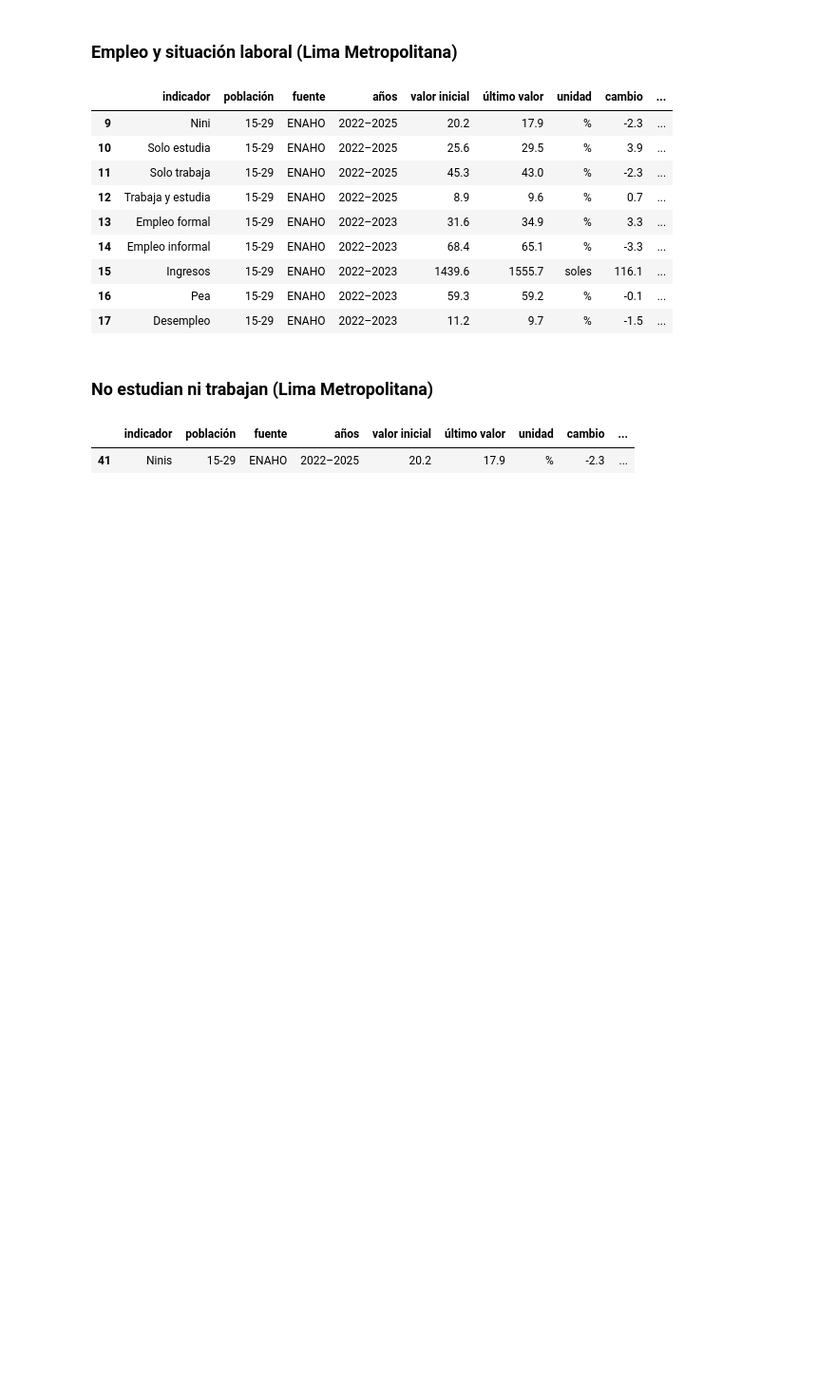
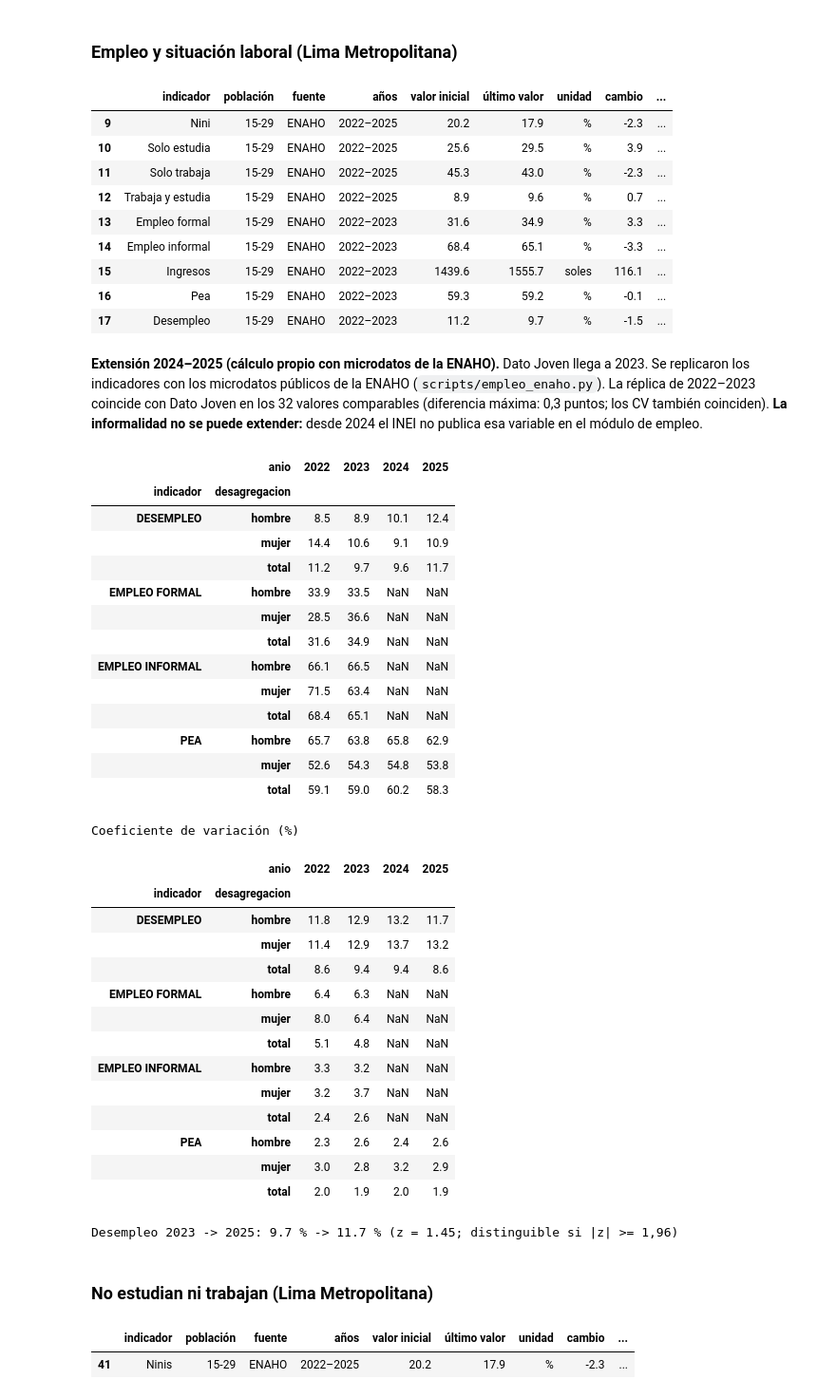
Before and after one commit to serugiran96/ORP-juventudLimaEste, a Jupyter notebook: proyectos/modelo-definicion-actividades/notebooks/01_capa1_diagnostico.ipynb, the cells around one changed output. Shown at 95% size. Drawn from its saved outputs; the diff is of its cells as text; code cells hidden in the pictures; blank space fills up the shorter version.

```diff
--- a/proyectos/modelo-definicion-actividades/notebooks/01_capa1_diagnostico.ipynb
+++ b/proyectos/modelo-definicion-actividades/notebooks/01_capa1_diagnostico.ipynb
@@ -394,6 +496,52 @@ resumen[resumen["dimensión"] == "Empleo y situación laboral"].drop(columns="di
 | 15 | Ingresos | 15-29 | ENAHO | 2022–2023 | 1439.6 | 1555.7 | soles | 116.1 | ... |
 | 16 | Pea | 15-29 | ENAHO | 2022–2023 | 59.3 | 59.2 | % | -0.1 | ... |
 | 17 | Desempleo | 15-29 | ENAHO | 2022–2023 | 11.2 | 9.7 | % | -1.5 | ... |
+# %% [markdown]
+**Extensión 2024–2025 (cálculo propio con microdatos de la ENAHO).** Dato Joven llega a 2023. Se replicaron
+los indicadores con los microdatos públicos de la ENAHO (`scripts/empleo_enaho.py`). La réplica de 2022–2023
+coincide con Dato Joven en los 32 valores comparables (diferencia máxima: 0,3 puntos; los CV también
+coinciden). **La informalidad no se puede extender:** desde 2024 el INEI no publica esa variable en el
+módulo de empleo.
+# %%
+emp = pd.read_csv(P / "capa1_empleo_enaho.csv")
+lm_emp = emp[(emp.nivel_geografico == "lima_metropolitana")]
+display(lm_emp.pivot_table(index=["indicador", "desagregacion"], columns="anio", values="valor").round(1))
+print("Coeficiente de variación (%)")
+display(lm_emp.pivot_table(index=["indicador", "desagregacion"], columns="anio", values="cv").round(1))
+d = lm_emp[(lm_emp.indicador == "DESEMPLEO") & (lm_emp.desagregacion == "total")].set_index("anio")
+z = (d.valor[2025] - d.valor[2023]) / np.hypot(d.ee[2025], d.ee[2023])
+print(f"Desempleo 2023 -> 2025: {d.valor[2023]:.1f} % -> {d.valor[2025]:.1f} % (z = {z:.2f}; distinguible si |z| >= 1,96)")
+# %% [output]
+|  | anio | 2022 | 2023 | 2024 | 2025 |
+| indicador | desagregacion |  |  |  |  |
+| DESEMPLEO | hombre | 8.5 | 8.9 | 10.1 | 12.4 |
+|  | mujer | 14.4 | 10.6 | 9.1 | 10.9 |
+|  | total | 11.2 | 9.7 | 9.6 | 11.7 |
+| EMPLEO FORMAL | hombre | 33.9 | 33.5 | NaN | NaN |
+|  | mujer | 28.5 | 36.6 | NaN | NaN |
+|  | total | 31.6 | 34.9 | NaN | NaN |
+| EMPLEO INFORMAL | hombre | 66.1 | 66.5 | NaN | NaN |
+|  | mujer | 71.5 | 63.4 | NaN | NaN |
+|  | total | 68.4 | 65.1 | NaN | NaN |
+| PEA | hombre | 65.7 | 63.8 | 65.8 | 62.9 |
+|  | mujer | 52.6 | 54.3 | 54.8 | 53.8 |
+|  | total | 59.1 | 59.0 | 60.2 | 58.3 |
+Coeficiente de variación (%)
+|  | anio | 2022 | 2023 | 2024 | 2025 |
+| indicador | desagregacion |  |  |  |  |
+| DESEMPLEO | hombre | 11.8 | 12.9 | 13.2 | 11.7 |
+|  | mujer | 11.4 | 12.9 | 13.7 | 13.2 |
+|  | total | 8.6 | 9.4 | 9.4 | 8.6 |
+| EMPLEO FORMAL | hombre | 6.4 | 6.3 | NaN | NaN |
+|  | mujer | 8.0 | 6.4 | NaN | NaN |
+|  | total | 5.1 | 4.8 | NaN | NaN |
+| EMPLEO INFORMAL | hombre | 3.3 | 3.2 | NaN | NaN |
+|  | mujer | 3.2 | 3.7 | NaN | NaN |
+|  | total | 2.4 | 2.6 | NaN | NaN |
+| PEA | hombre | 2.3 | 2.6 | 2.4 | 2.6 |
+|  | mujer | 3.0 | 2.8 | 3.2 | 2.9 |
+|  | total | 2.0 | 1.9 | 2.0 | 1.9 |
+Desempleo 2023 -> 2025: 9.7 % -> 11.7 % (z = 1.45; distinguible si |z| >= 1,96)
 # %% [markdown]
 ### No estudian ni trabajan (Lima Metropolitana)
 # %%
```
Also changed, not shown: parts of 9 cells of this notebook, 3 other files.
